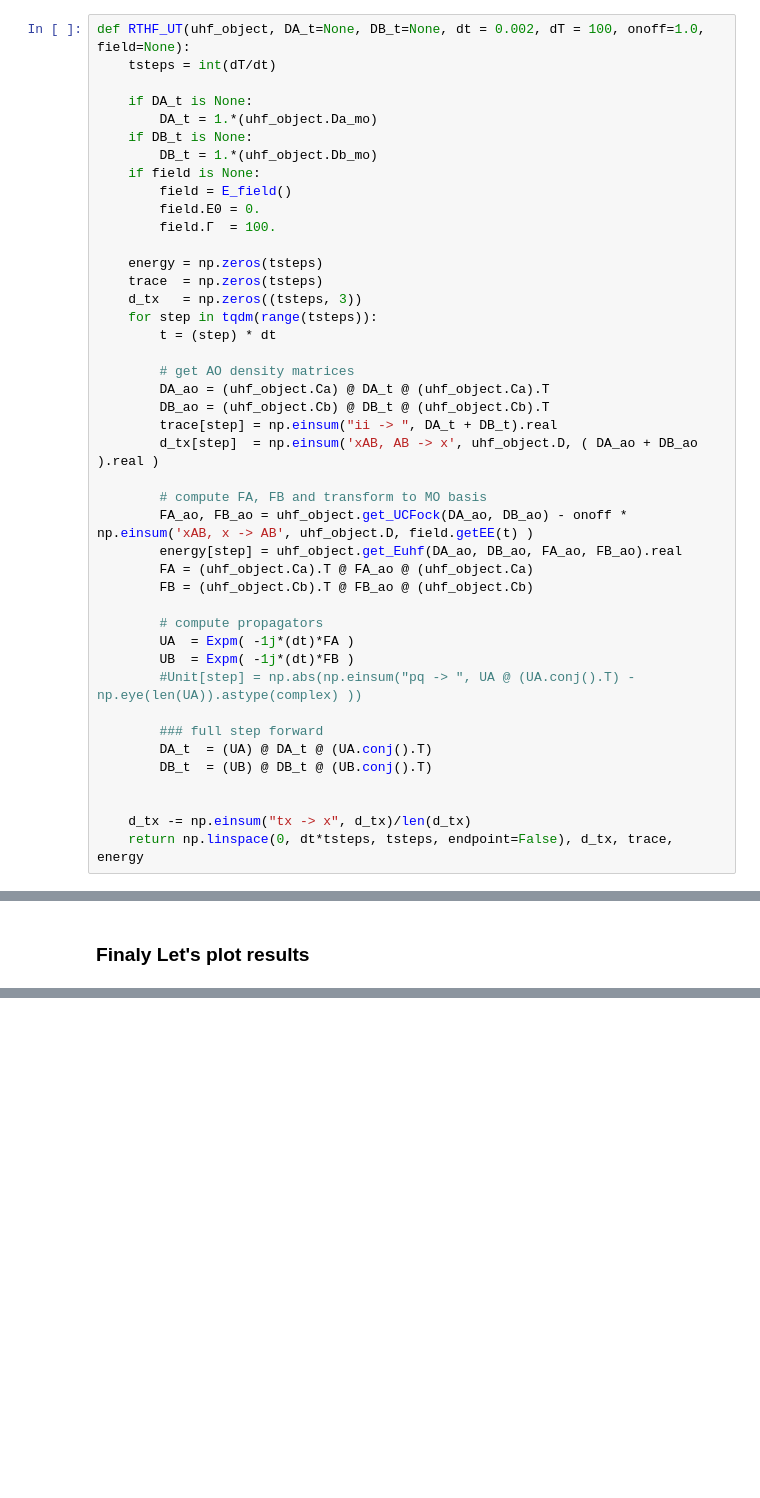
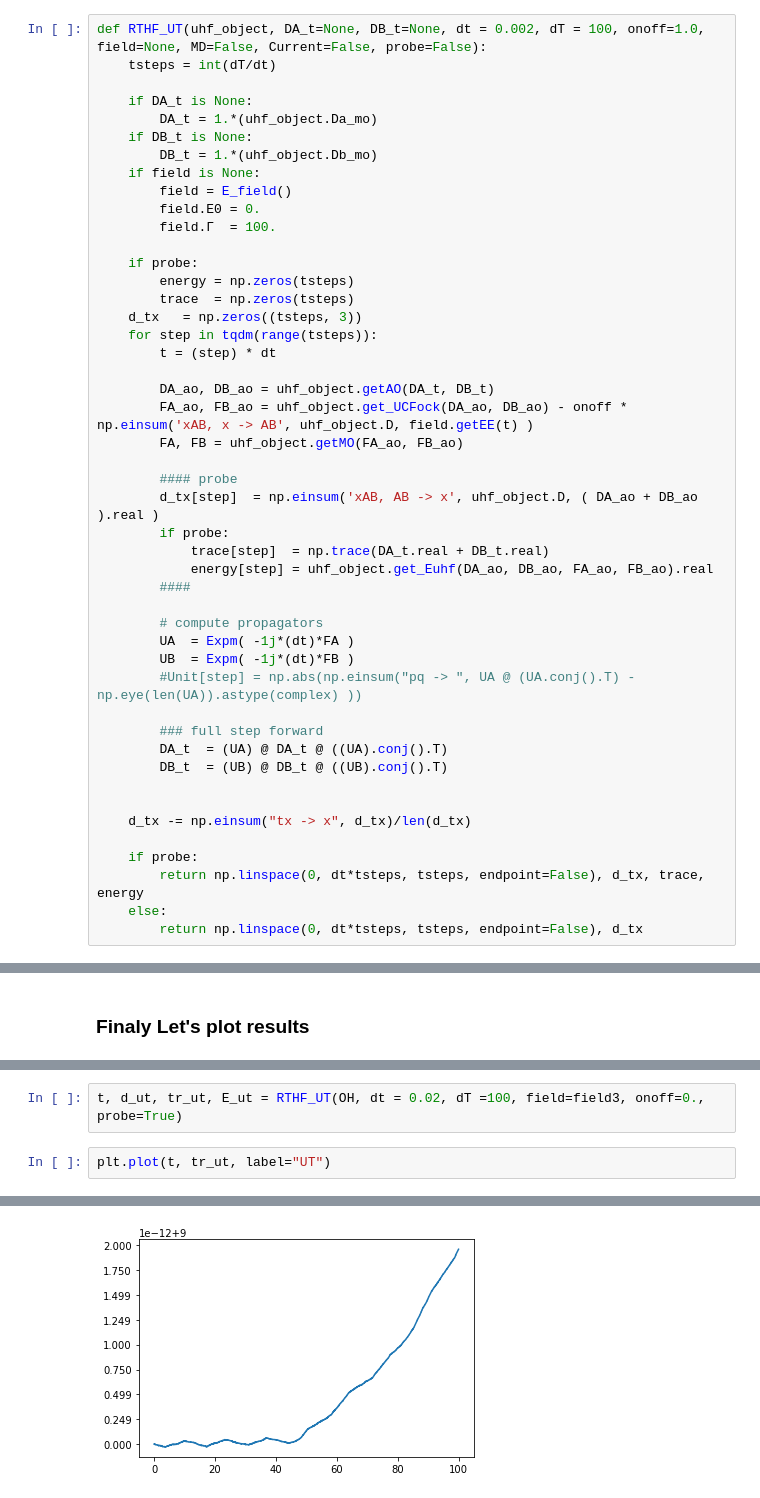
Before and after one commit to jcandane/RTHF, a Jupyter notebook: RTHF_Density.ipynb, the cells around one changed output, grey strips where cells are left out. Drawn from its saved outputs; the diff is of its cells as text; blank space fills up the shorter version.

```diff
--- a/RTHF_Density.ipynb
+++ b/RTHF_Density.ipynb
@@ -41,7 +101,7 @@ field3.vector = np.array([1.,1.,1.])
 # %% [markdown]
 ### UT Integration Scheme
 # %%
-def RTHF_UT(uhf_object, DA_t=None, DB_t=None, dt = 0.002, dT = 100, onoff=1.0, field=None):
+def RTHF_UT(uhf_object, DA_t=None, DB_t=None, dt = 0.002, dT = 100, onoff=1.0, field=None, MD=False, Current=False, probe=False):
     tsteps = int(dT/dt)
 
     if DA_t is None:
@@ -53,23 +113,23 @@ def RTHF_UT(uhf_object, DA_t=None, DB_t=None, dt = 0.002, dT = 100, onoff=1.0, f
         field.E0 = 0.
         field.Γ  = 100.
 
-    energy = np.zeros(tsteps)
-    trace  = np.zeros(tsteps)
+    if probe:
+        energy = np.zeros(tsteps)
+        trace  = np.zeros(tsteps)
     d_tx   = np.zeros((tsteps, 3))
     for step in tqdm(range(tsteps)):
         t = (step) * dt
 
-        # get AO density matrices
-        DA_ao = (uhf_object.Ca) @ DA_t @ (uhf_object.Ca).T
-        DB_ao = (uhf_object.Cb) @ DB_t @ (uhf_object.Cb).T
-        trace[step] = np.einsum("ii -> ", DA_t + DB_t).real
+        DA_ao, DB_ao = uhf_object.getAO(DA_t, DB_t)
+        FA_ao, FB_ao = uhf_object.get_UCFock(DA_ao, DB_ao) - onoff * np.einsum('xAB, x -> AB', uhf_object.D, field.getEE(t) )
+        FA, FB = uhf_object.getMO(FA_ao, FB_ao)
+
+        #### probe
         d_tx[step]  = np.einsum('xAB, AB -> x', uhf_object.D, ( DA_ao + DB_ao ).real )
-
-        # compute FA, FB and transform to MO basis
-        FA_ao, FB_ao = uhf_object.get_UCFock(DA_ao, DB_ao) - onoff * np.einsum('xAB, x -> AB', uhf_object.D, field.getEE(t) )
-        energy[step] = uhf_object.get_Euhf(DA_ao, DB_ao, FA_ao, FB_ao).real
-        FA = (uhf_object.Ca).T @ FA_ao @ (uhf_object.Ca)
-        FB = (uhf_object.Cb).T @ FB_ao @ (uhf_object.Cb)
+        if probe:
+            trace[step]  = np.trace(DA_t.real + DB_t.real)
+            energy[step] = uhf_object.get_Euhf(DA_ao, DB_ao, FA_ao, FB_ao).real
+        ####
 
         # compute propagators
         UA  = Expm( -1j*(dt)*FA )
@@ -77,12 +137,16 @@ def RTHF_UT(uhf_object, DA_t=None, DB_t=None, dt = 0.002, dT = 100, onoff=1.0, f
         #Unit[step] = np.abs(np.einsum("pq -> ", UA @ (UA.conj().T) - np.eye(len(UA)).astype(complex) ))
 
         ### full step forward
-        DA_t  = (UA) @ DA_t @ (UA.conj().T)
-        DB_t  = (UB) @ DB_t @ (UB.conj().T)
+        DA_t  = (UA) @ DA_t @ ((UA).conj().T)
+        DB_t  = (UB) @ DB_t @ ((UB).conj().T)
 
 
     d_tx -= np.einsum("tx -> x", d_tx)/len(d_tx)
-    return np.linspace(0, dt*tsteps, tsteps, endpoint=False), d_tx, trace, energy
+
+    if probe:
+        return np.linspace(0, dt*tsteps, tsteps, endpoint=False), d_tx, trace, energy
+    else:
+        return np.linspace(0, dt*tsteps, tsteps, endpoint=False), d_tx
 # %% [markdown]
 ### MMUT Integration Scheme
 # %%
@@ -511,0 +675,5 @@ plt.show()
+# %%
+t, d_ut, tr_ut, E_ut = RTHF_UT(OH, dt = 0.02, dT =100, field=field3, onoff=0., probe=True)
+# %%
+plt.plot(t, tr_ut, label="UT")
+# %% [output]
@@ -511,0 +681 @@ plt.show()
+[figure, added]
```
Also changed, not shown: parts of 30 cells of this notebook.
